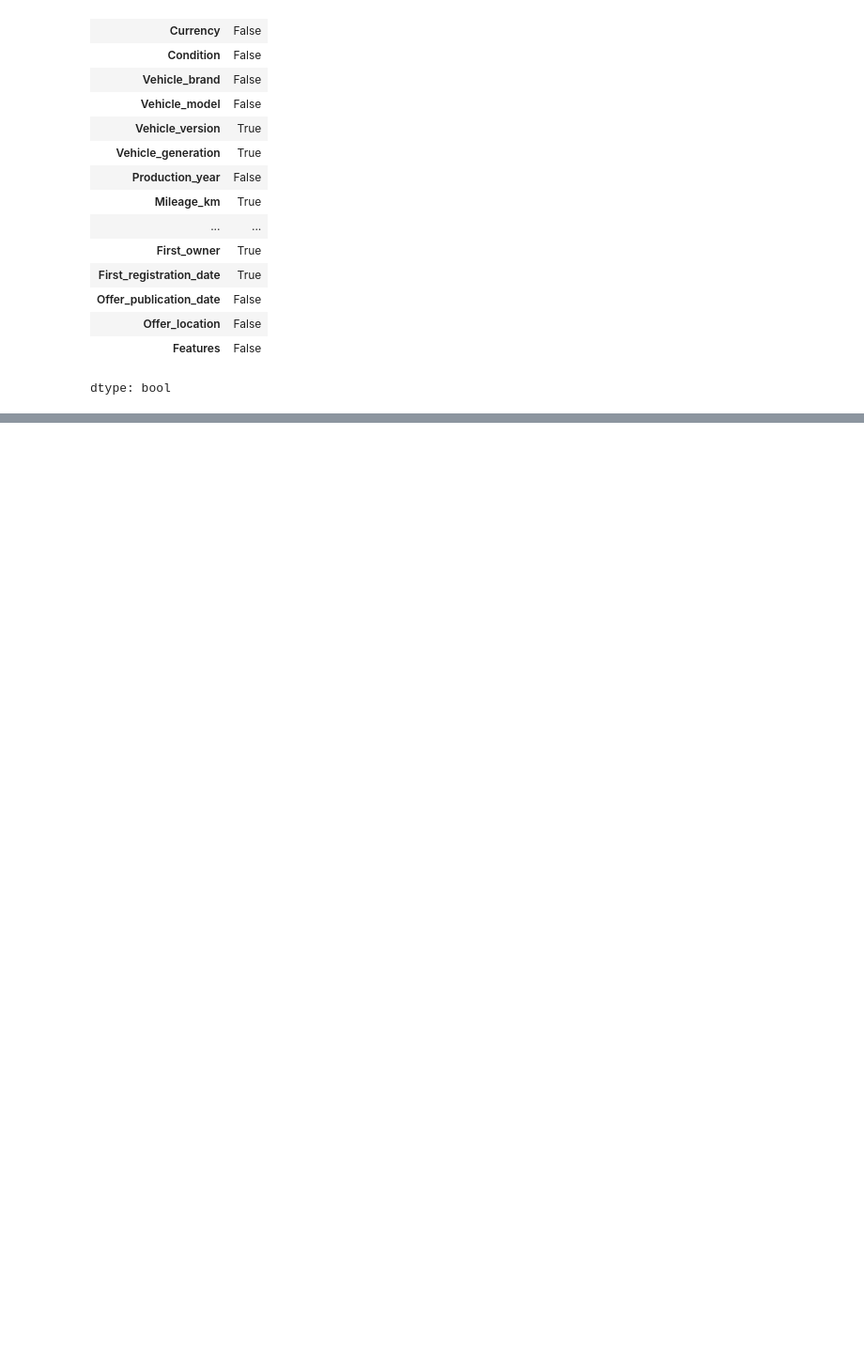
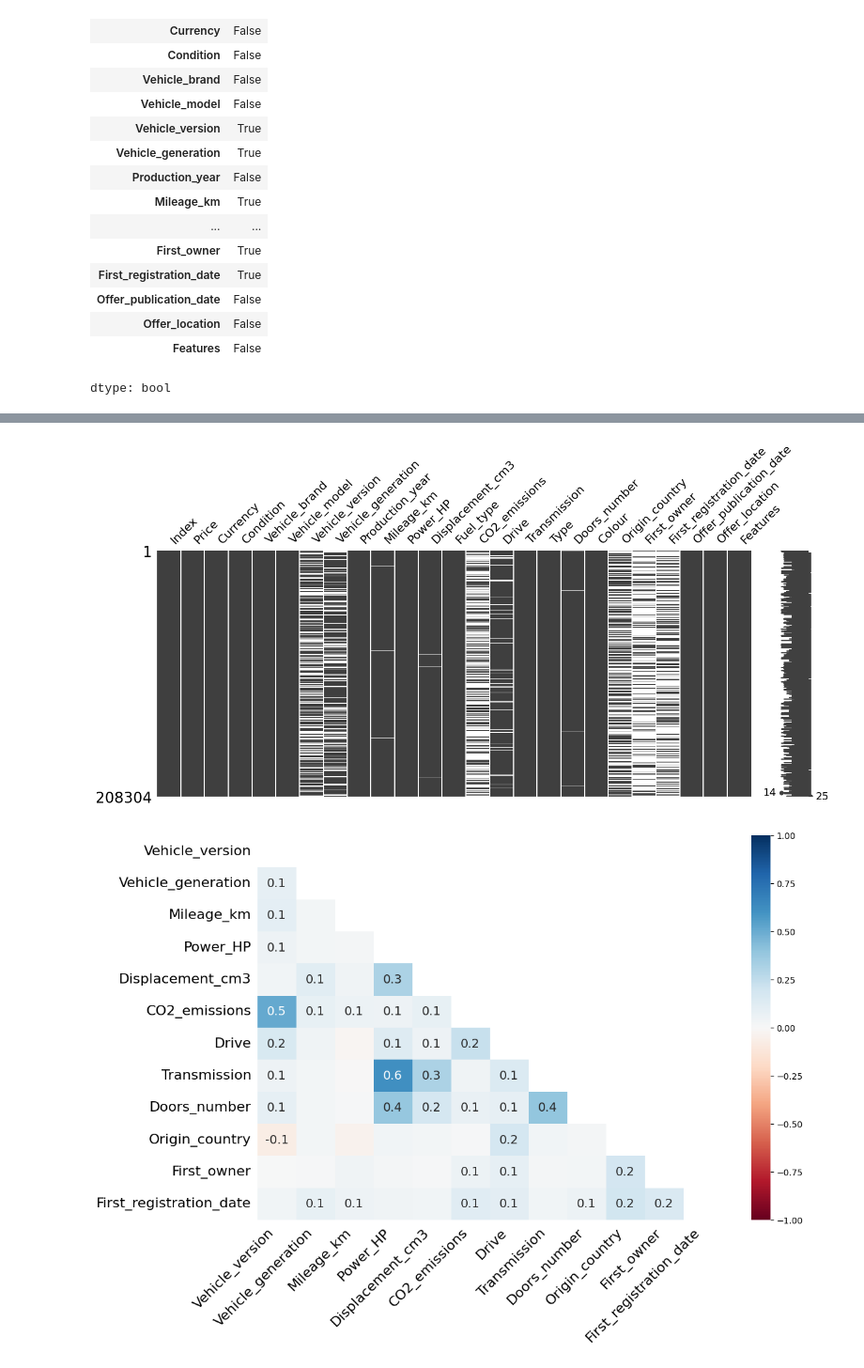
Before and after one commit to s24118-ui/SUML, a Jupyter notebook: ASI_Projekt.ipynb, the cells around one changed output, grey strips where cells are left out. Shown at 94% size. Cells and saved outputs as stored; diff of their text form; code cells hidden in the pictures; blank space fills up the shorter version.

```diff
--- a/ASI_Projekt.ipynb
+++ b/ASI_Projekt.ipynb
@@ -52,0 +127,9 @@ dtype: bool
+# %%
+msno.matrix(data, figsize=(16, 6))
+plt.show()
+
+msno.heatmap(data, figsize=(12, 8))
+plt.show()
+# %% [output]
+[figure, added]
+[figure, added]
```
Also changed, not shown: parts of 26 cells of this notebook.
